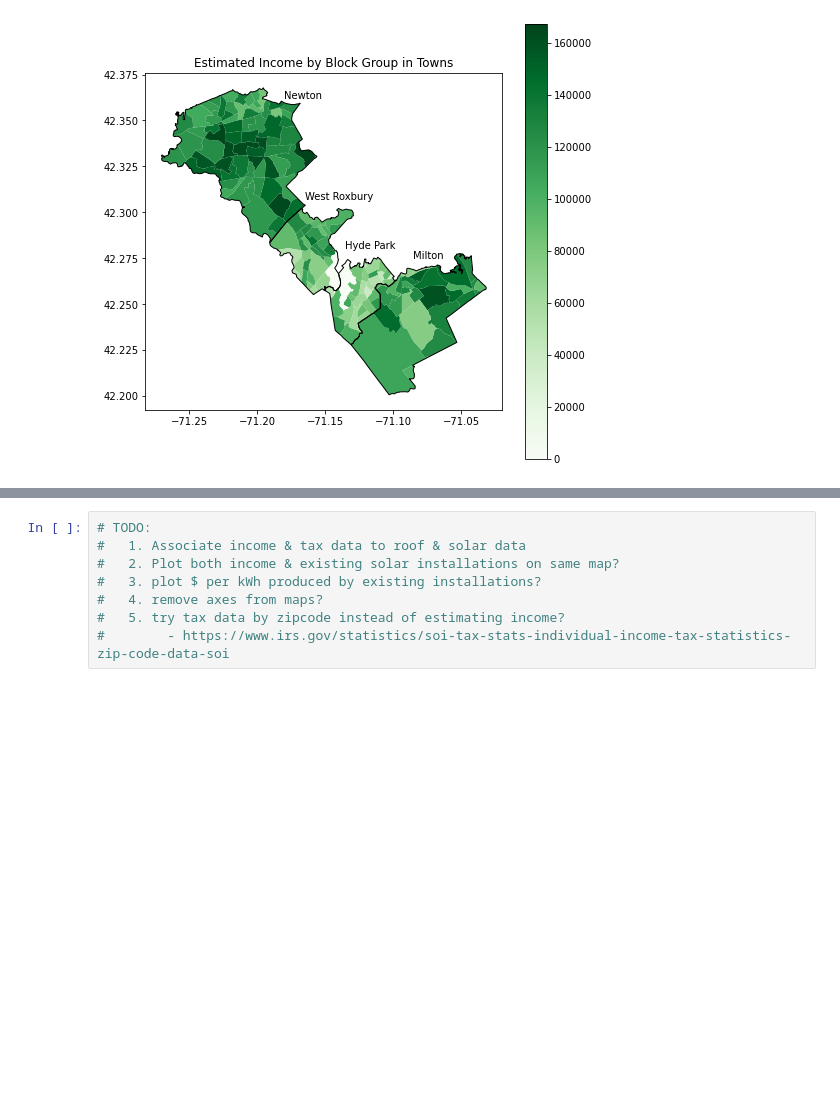
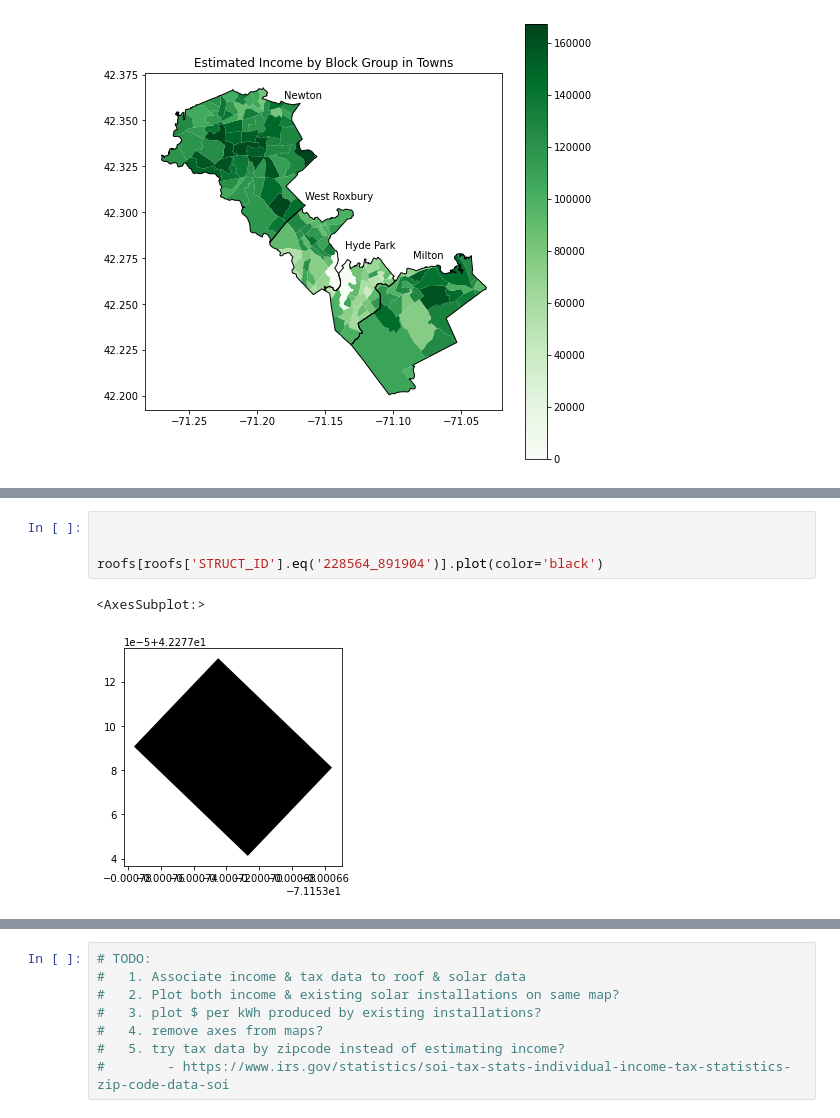
Before and after one commit to ghostpress/ma-solar, a Jupyter notebook: code/initViz.ipynb, the cells around one changed output, grey strips where cells are left out. Cells and saved outputs as stored; diff of their text form; blank space fills up the shorter version.

```diff
--- a/code/initViz.ipynb
+++ b/code/initViz.ipynb
@@ -1010,0 +1094,7 @@ plt.savefig(outputDir('viz/incomeBlocks.png'), dpi=150, format='png')
+# %%
+
+
+roofs[roofs['STRUCT_ID'].eq('228564_891904')].plot(color='black')
+# %% [output]
+<AxesSubplot:>
+[figure, added]
```
Also changed, not shown: parts of 9 cells of this notebook.
